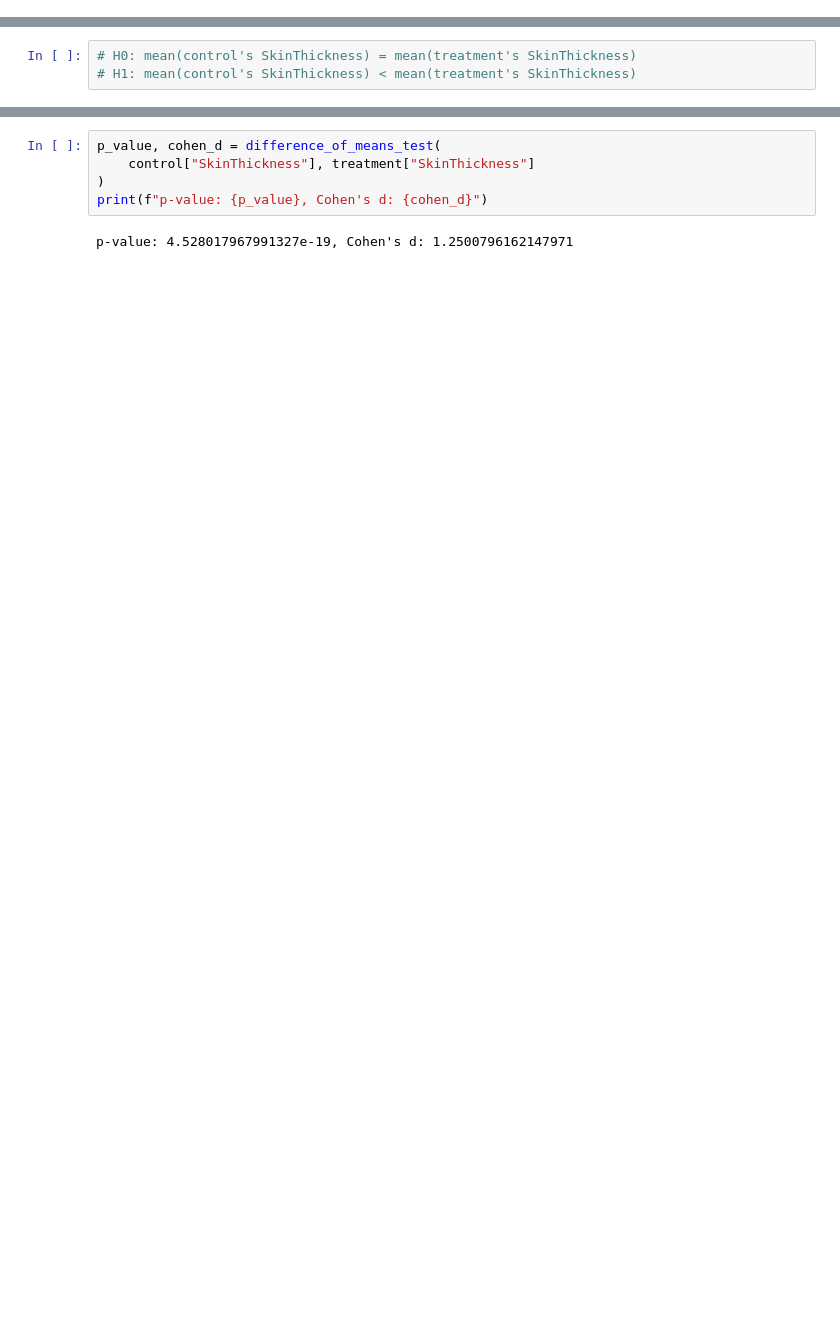
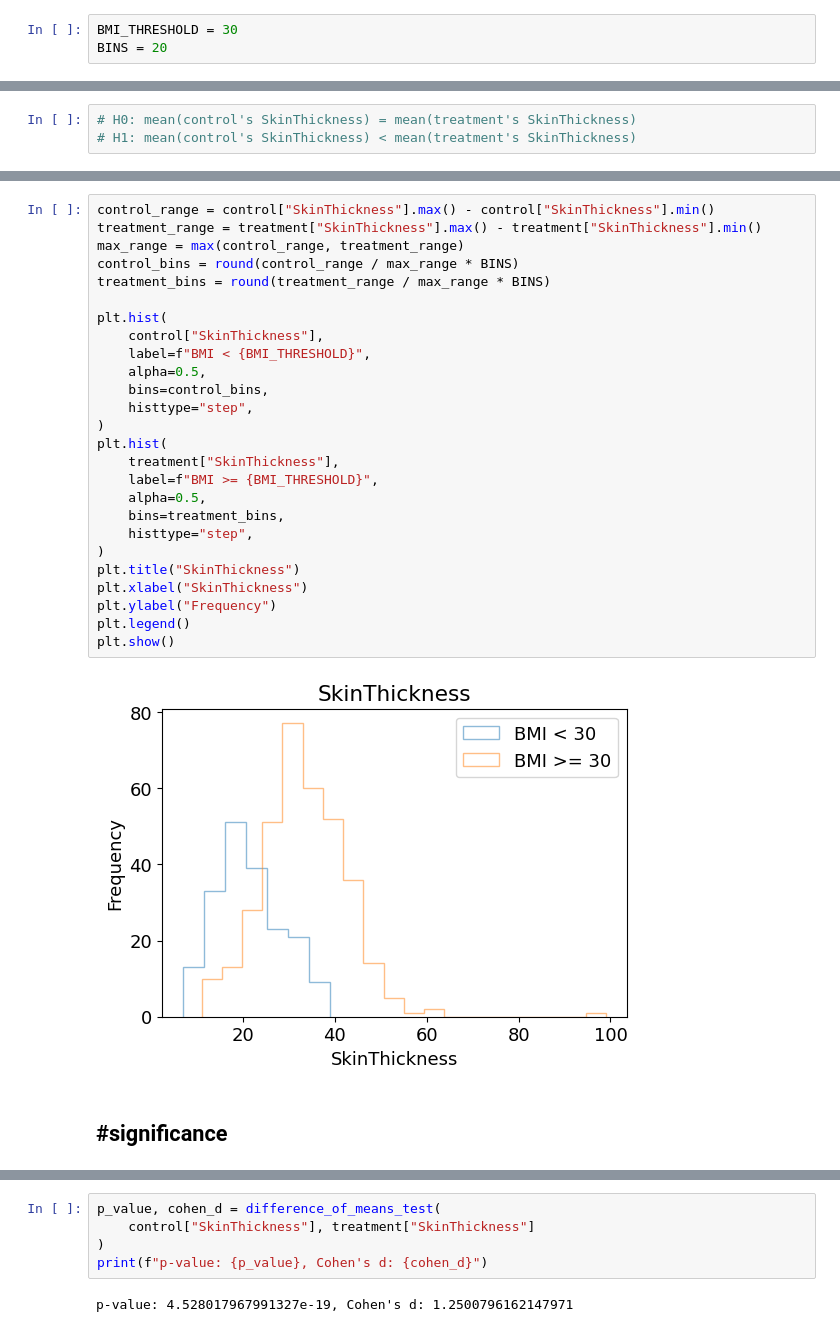
Before and after one commit to 000alen/cs50-statistical-inference, a Jupyter notebook: Alen.ipynb, the cells around one changed output, grey strips where cells are left out. Saved outputs shown, nothing was run; the diff lists cells and outputs as text; blank space fills up the shorter version.

```diff
--- a/Alen.ipynb
+++ b/Alen.ipynb
@@ -0,0 +1,3 @@
+# %%
+BMI_THRESHOLD = 30
+BINS = 20
@@ -38,3 +74,33 @@ plt.show()
+# %%
+control_range = control["SkinThickness"].max() - control["SkinThickness"].min()
+treatment_range = treatment["SkinThickness"].max() - treatment["SkinThickness"].min()
+max_range = max(control_range, treatment_range)
+control_bins = round(control_range / max_range * BINS)
+treatment_bins = round(treatment_range / max_range * BINS)
+
+plt.hist(
+    control["SkinThickness"],
+    label=f"BMI < {BMI_THRESHOLD}",
+    alpha=0.5,
+    bins=control_bins,
+    histtype="step",
+)
+plt.hist(
+    treatment["SkinThickness"],
+    label=f"BMI >= {BMI_THRESHOLD}",
+    alpha=0.5,
+    bins=treatment_bins,
+    histtype="step",
+)
+plt.title("SkinThickness")
+plt.xlabel("SkinThickness")
+plt.ylabel("Frequency")
+plt.legend()
+plt.show()
+# %% [output]
+[figure, added]
+# %% [markdown]
+## #significance
 # %%
 def difference_of_means_test(
     control: Iterable[float], treatment: Iterable[float], tails: int = 1
```
Also changed, not shown: parts of 19 cells of this notebook.
